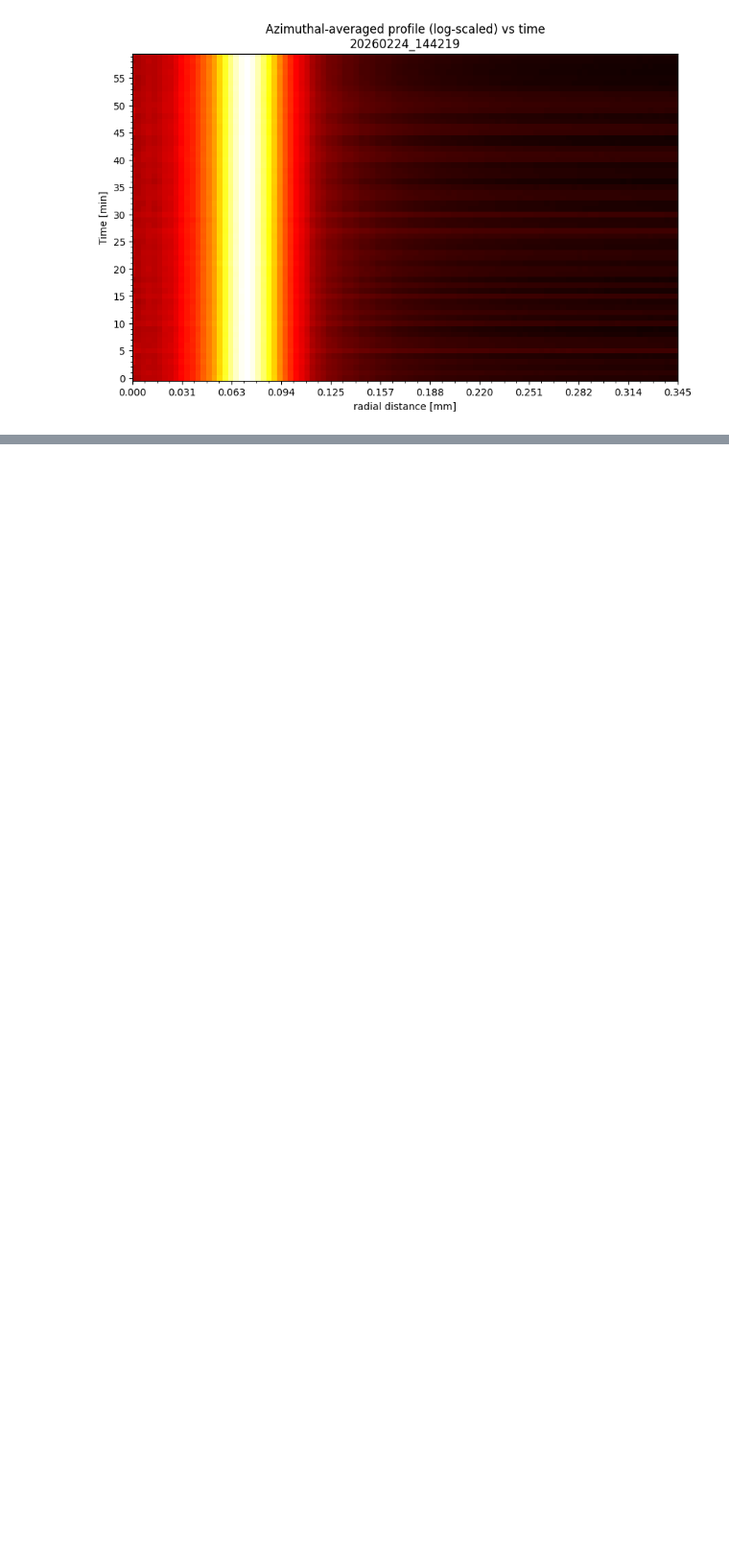
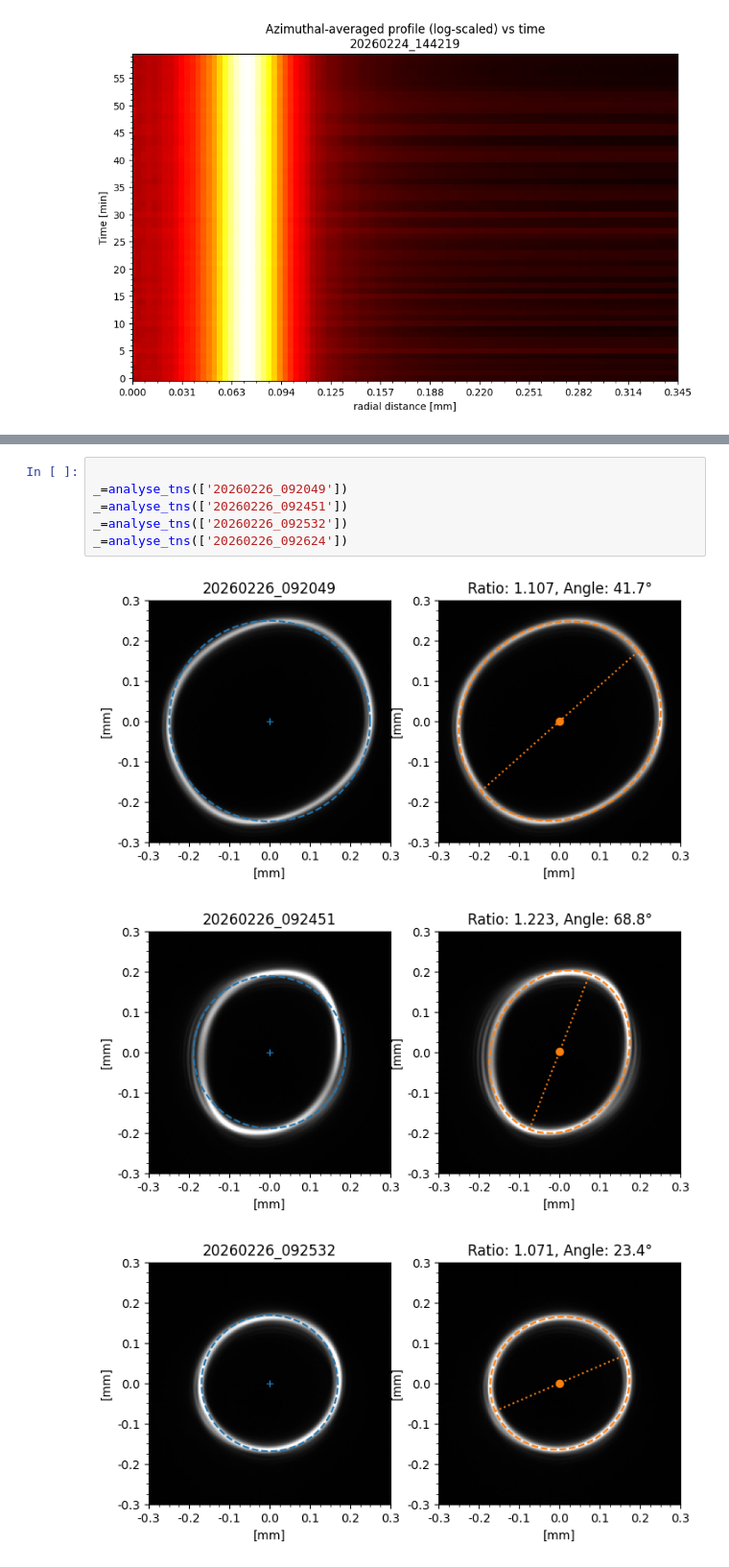
Before and after one commit to runabriguglio/SPLATT, a Jupyter notebook: splattsw/JupyterNotebooks/scratchPiezoCircleFit.ipynb, the cells around one changed output, grey strips where cells are left out. Shown at 96% size. Cells and saved outputs as stored; diff of their text form; blank space fills up the shorter version.

```diff
--- a/splattsw/JupyterNotebooks/scratchPiezoCircleFit.ipynb
+++ b/splattsw/JupyterNotebooks/scratchPiezoCircleFit.ipynb
@@ -691,3 +695,13 @@ img,_,_,_,_=analyse_tns(tnlist2)
 [figure]
 [figure]
 [figure]
+# %%
+
+_=analyse_tns(['20260226_092049'])
+_=analyse_tns(['20260226_092451'])
+_=analyse_tns(['20260226_092532'])
+_=analyse_tns(['20260226_092624'])
+# %% [output]
+[figure, added]
+[figure, added]
+[figure, added]
```
Also changed, not shown: parts of 5 cells of this notebook, 1 other file.
